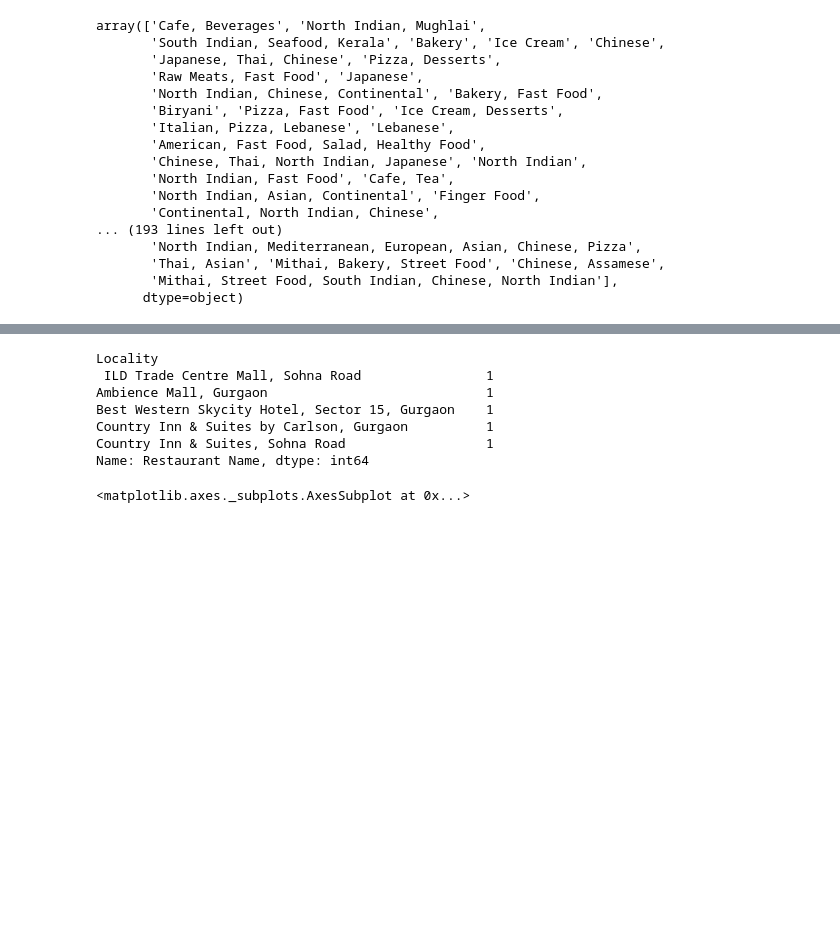
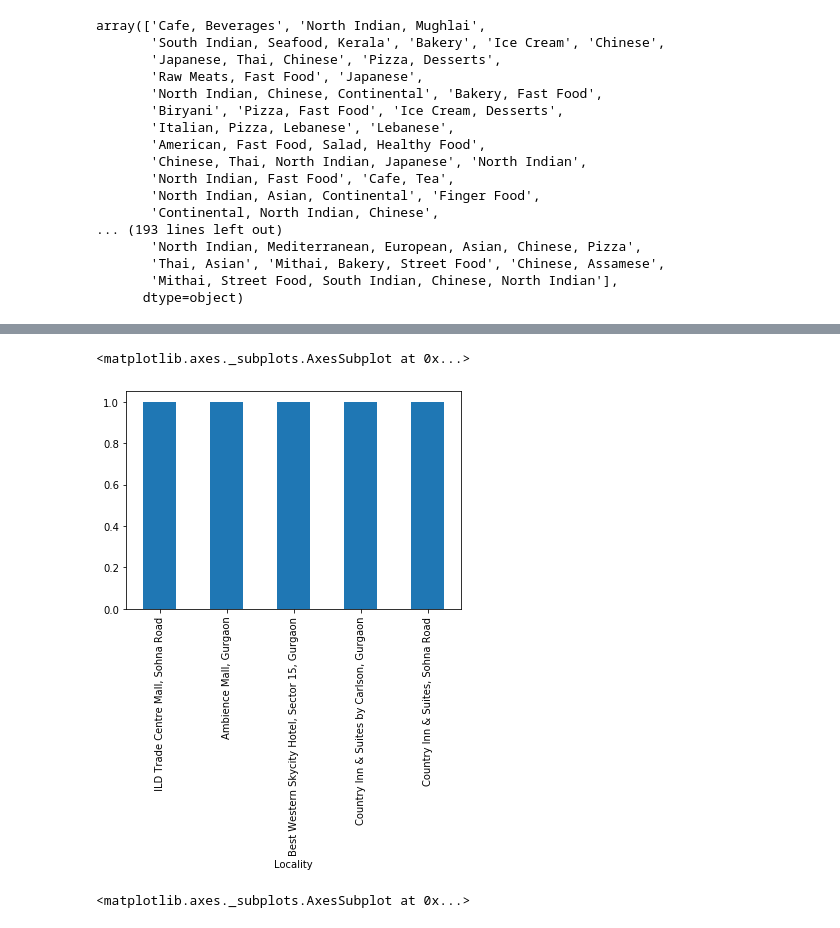
Before and after one commit to vivek-chauhan-1/Where-to-eat-, a Jupyter notebook: Gurgaon_food_places_clustering.ipynb, the cells around one changed output, grey strips where cells are left out. Cells and saved outputs as stored; diff of their text form; code cells hidden in the pictures; blank space fills up the shorter version.

```diff
--- a/Gurgaon_food_places_clustering.ipynb
+++ b/Gurgaon_food_places_clustering.ipynb
@@ -247,14 +243,9 @@ Name: Restaurant Name, dtype: int64
 # %%
 #locality having minimum number of places which serve North Indian Cuisine
-df_Res[df_Res['Cuisines'].str.startswith('North Indian')].groupby('Locality')['Restaurant Name'].count().nsmallest(5)
+df_Res[df_Res['Cuisines'].str.startswith('North Indian')].groupby('Locality')['Restaurant Name'].count().nsmallest(5).plot(kind='bar')
 # %% [output]
-Locality
- ILD Trade Centre Mall, Sohna Road                1
-Ambience Mall, Gurgaon                            1
-Best Western Skycity Hotel, Sector 15, Gurgaon    1
-Country Inn & Suites by Carlson, Gurgaon          1
-Country Inn & Suites, Sohna Road                  1
-Name: Restaurant Name, dtype: int64
+<matplotlib.axes._subplots.AxesSubplot at 0x...>
+[figure, added]
 # %%
 #locality having highest rated places which serve North Indian Cuisine
 df_Res[df_Res['Cuisines'].str.startswith('North Indian')].groupby('Locality')['Aggregate rating'].mean().nlargest(5).plot(kind='bar')
```
Also changed, not shown: parts of 14 cells of this notebook, 3 other files.
